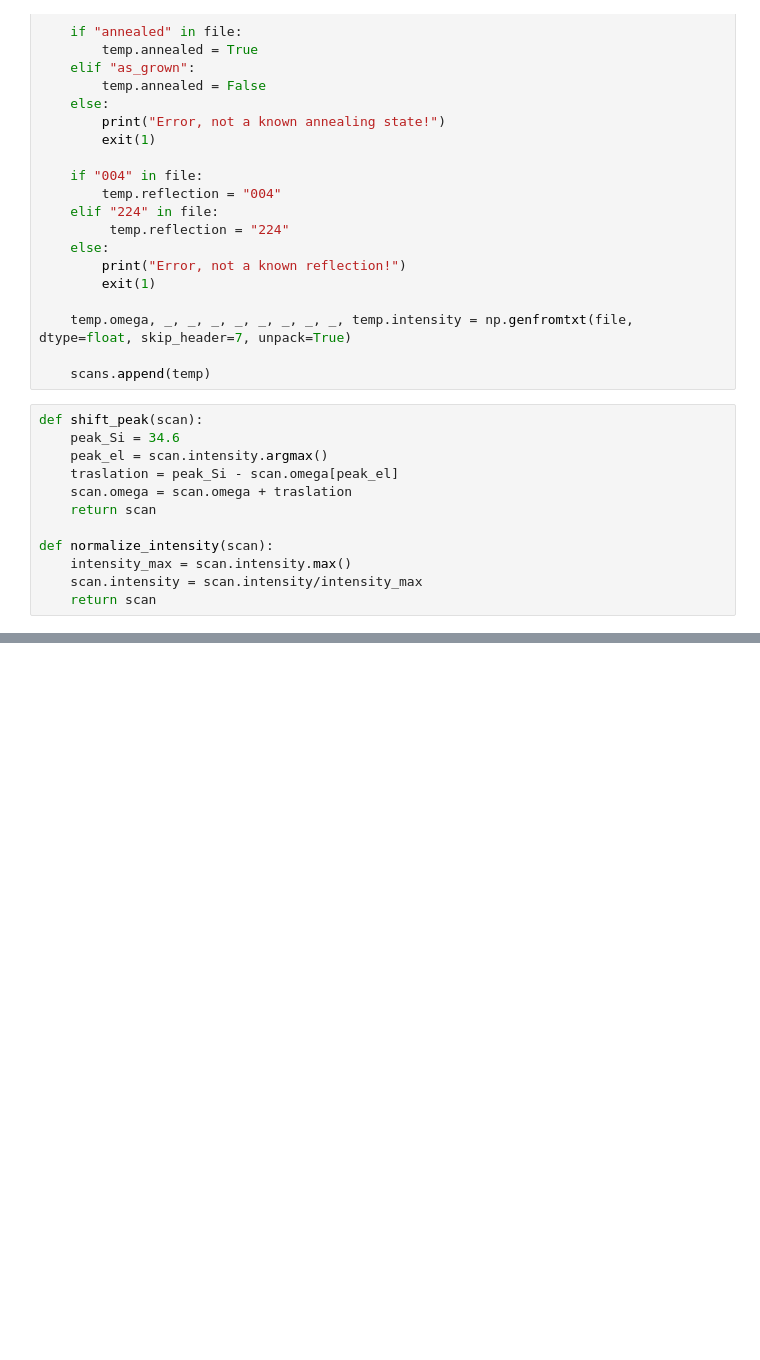
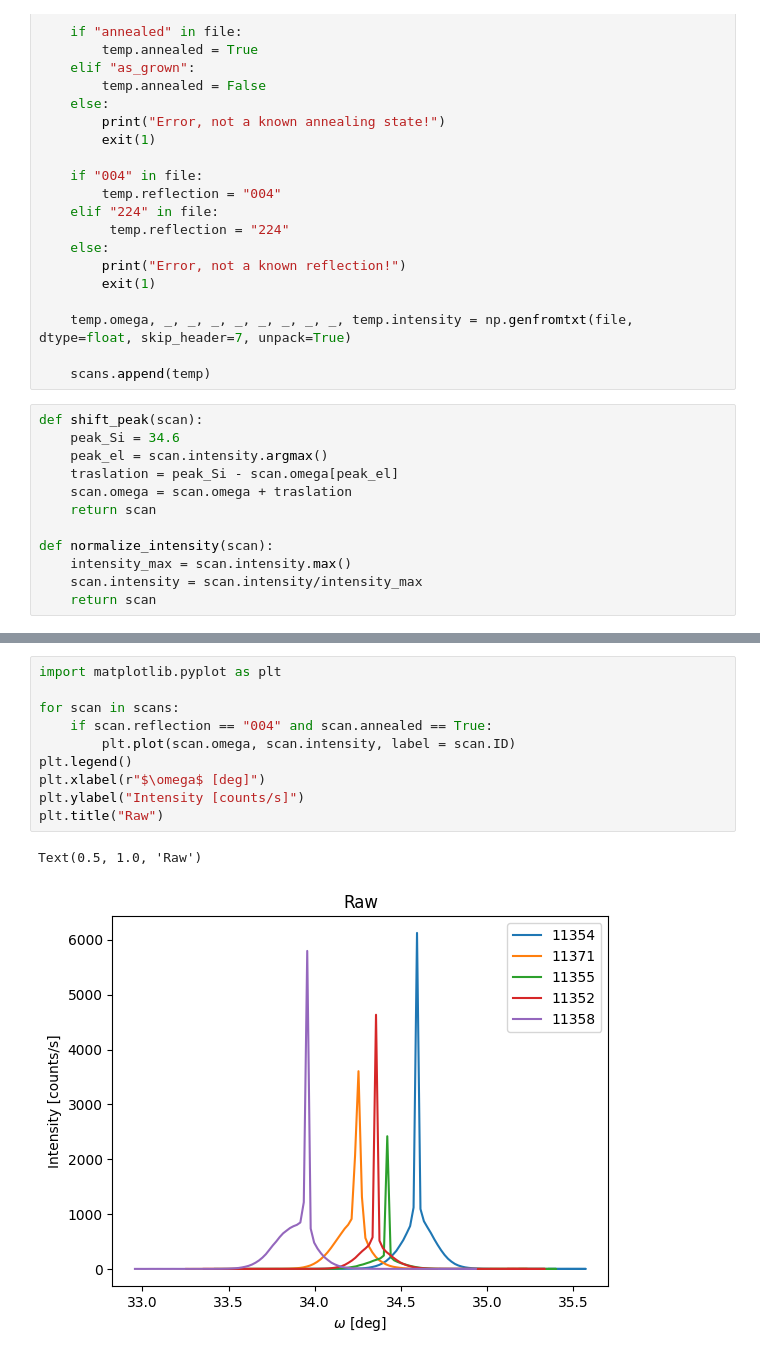
Before and after one commit to RiccardoCiviero/Thesis_XRD, a Jupyter notebook: extract_and_fit.ipynb, the cells around one changed output, grey strips where cells are left out. Cells and saved outputs as stored; diff of their text form; blank space fills up the shorter version.

```diff
--- a/extract_and_fit.ipynb
+++ b/extract_and_fit.ipynb
@@ -77,0 +81,13 @@ Text(0, 0.5, 'Relative Intensity [counts/max_counts]')
+# %%
+import matplotlib.pyplot as plt
+
+for scan in scans:
+    if scan.reflection == "004" and scan.annealed == True:
+        plt.plot(scan.omega, scan.intensity, label = scan.ID)
+plt.legend()
+plt.xlabel(r"$\omega$ [deg]")
+plt.ylabel("Intensity [counts/s]")
+plt.title("Raw")
+# %% [output]
+Text(0.5, 1.0, 'Raw')
+[figure, added]
```
Also changed, not shown: parts of 1 cell of this notebook, 20 other files.
